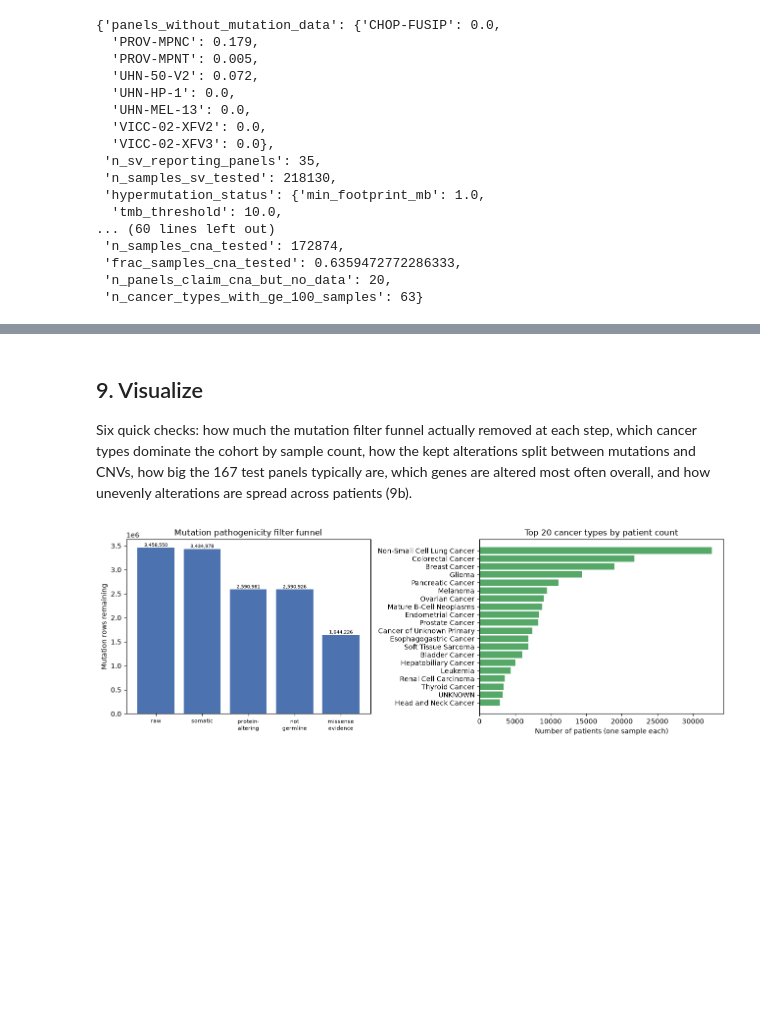
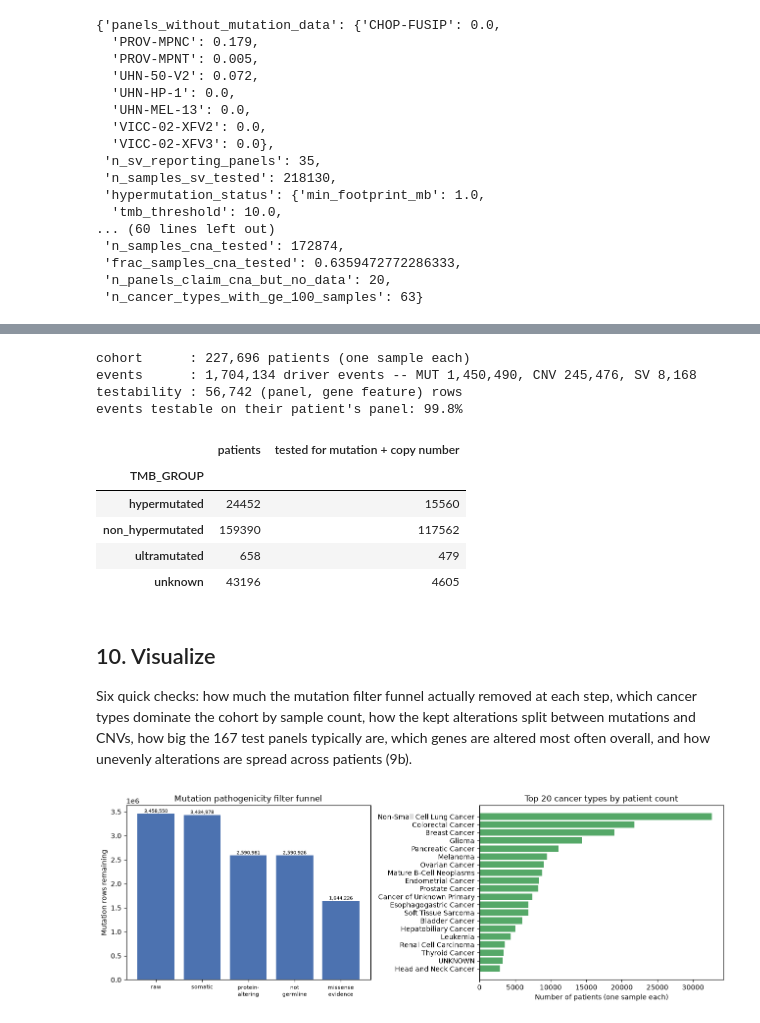
Before and after one commit to Wlimni/Learning-Cancer-Mutation-Landscapes-from-Large-Scale-Mutation-Testing-Data-fyp, a Jupyter notebook: notebooks/01_phase1_preprocessing.ipynb, the cells around one changed output, grey strips where cells are left out. Drawn from its saved outputs; the diff is of its cells as text; code cells hidden in the pictures; blank space fills up the shorter version.

```diff
--- a/notebooks/01_phase1_preprocessing.ipynb
+++ b/notebooks/01_phase1_preprocessing.ipynb
@@ -1537,5 +1386,56 @@ qc_summary
+# %%
+# --- Hand-off to Phase 2: the three tables Phase 2 reads, and nothing else ---------------------------
+import sys
+sys.path.insert(0, str(Path.cwd().parent / "scripts" / "validation"))
+from check_phase1_handoff import check
+
+ULTRAMUTATED_TMB = 100   # TMB >= 100: mostly POLE, a different mutational process (Campbell 2017, Cell)
+
+clin = pd.read_parquet(PROCESSED_DIR / "clinical_tidy.parquet")
+alts = pd.read_parquet(PROCESSED_DIR / "alterations_long.parquet")
+
+# 1. cohort: one sample per patient (Section 1c), labelled by TMB group (Section 1b)
+cohort = clin[clin["IS_REPRESENTATIVE"]].copy()
+hyper = cohort["HYPERMUTATION_STATUS"] == "hypermutated"
+cohort["TMB_GROUP"] = np.select(
+    [cohort["HYPERMUTATION_STATUS"] == "unknown", hyper & (cohort["TMB_MUT_PER_MB"] >= ULTRAMUTATED_TMB), hyper],
+    ["unknown", "ultramutated", "hypermutated"], "non_hypermutated")
+
+# 2. events: the driver events (Sections 3-4) of those patients
+events = alts[alts["Sample_ID"].isin(cohort["SAMPLE_ID"])].copy()
+
+# 3. testability: one row per (panel, gene feature) -- what each panel tests, read from the data (Section 2)
+cov = [pd.read_parquet(PROCESSED_DIR / f"{f}.parquet")[["SEQ_ASSAY_ID", "Hugo_Symbol"]].drop_duplicates().assign(**{col: True})
+       for f, col in [("panel_gene_coverage", "MUT_TESTED"), ("cna_gene_panel_coverage", "CNA_TESTED"),
+                      ("sv_gene_panel_coverage", "SV_TESTED")]]
+testability = cov[0].merge(cov[1], how="outer").merge(cov[2], how="outer")
+testability[["MUT_TESTED", "CNA_TESTED", "SV_TESTED"]] = testability[["MUT_TESTED", "CNA_TESTED", "SV_TESTED"]].eq(True)
+
+report = check(cohort, events, testability)
+cohort.to_parquet(PROCESSED_DIR / "cohort.parquet", index=False)
+events.to_parquet(PROCESSED_DIR / "events.parquet", index=False)
+testability.to_parquet(PROCESSED_DIR / "testability.parquet", index=False)
+
+print(f"cohort      : {report['patients']:,} patients (one sample each)")
+print(f"events      : {report['events']:,} driver events -- " +
+      ", ".join(f"{k} {v:,}" for k, v in report["events_by_type"].items()))
+print(f"testability : {len(testability):,} (panel, gene feature) rows")
+print(f"events testable on their patient's panel: {report['events_testable_on_panel']:.1%}")
+pd.DataFrame({"patients": cohort["TMB_GROUP"].value_counts(),
+              "tested for mutation + copy number": cohort[cohort["MUT_TESTED"] & cohort["CNA_TESTED"]]["TMB_GROUP"].value_counts()})
+# %% [output]
+cohort      : 227,696 patients (one sample each)
+events      : 1,704,134 driver events -- MUT 1,450,490, CNV 245,476, SV 8,168
+testability : 56,742 (panel, gene feature) rows
+events testable on their patient's panel: 99.8%
+|  | patients | tested for mutation + copy number |
+| TMB_GROUP |  |  |
+| hypermutated | 24452 | 15560 |
+| non_hypermutated | 159390 | 117562 |
+| ultramutated | 658 | 479 |
+| unknown | 43196 | 4605 |
 # %% [markdown]
-## 9. Visualize
+## 10. Visualize
 
 Six quick checks: how much the mutation filter funnel actually removed
 at each step, which cancer types dominate the cohort by sample count,
```
Also changed, not shown: parts of 11 cells of this notebook, 29 other files.
